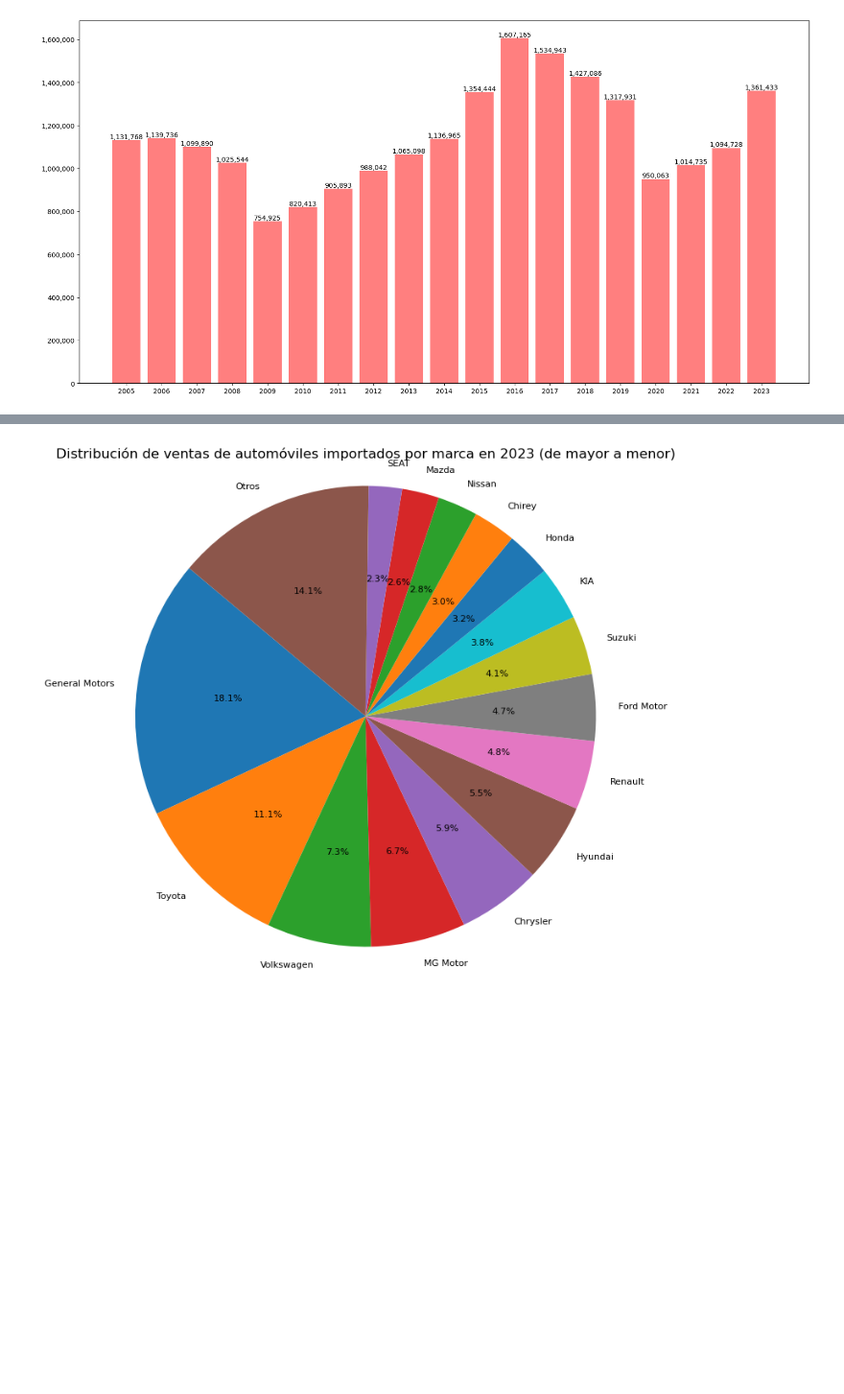
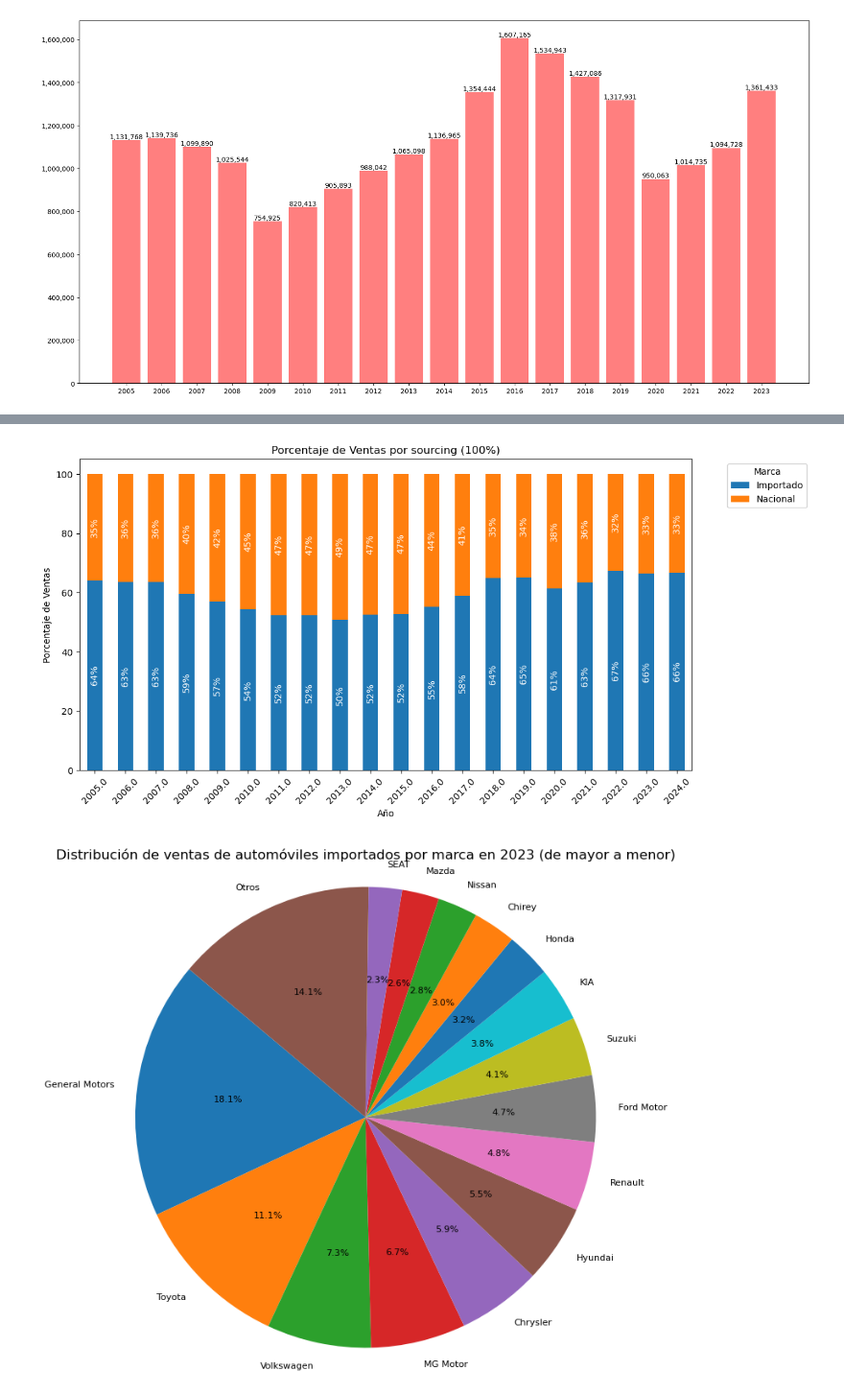
Before and after one commit to AngelesVillagrana/Project-1, a Jupyter notebook: Project-1-Car-Sales.ipynb, the cells around one changed output, grey strips where cells are left out. Shown at 96% size. Cells and saved outputs as stored; diff of their text form; code cells hidden in the pictures; blank space fills up the shorter version.

```diff
--- a/Project-1-Car-Sales.ipynb
+++ b/Project-1-Car-Sales.ipynb
@@ -396,3 +369,31 @@ plt.show()
+# %%
+# Group by year and origin, and sum the sales
+ventas_por_origen_ano = df_CarsMex.groupby(['Año', 'Origen'])['Cantidad'].sum().unstack()
+
+# Calculate the total sales per year
+ventas_por_ano1 = ventas_por_origen_ano.sum(axis=1)
+
+# Calculate the percentage of sales for each origin by year
+porcentaje_ventas = ventas_por_origen_ano.div(ventas_por_ano1, axis=0) * 100
+
+# Plot the stacked bar chart
+ax = porcentaje_ventas.plot(kind='bar', stacked=True, figsize=(12, 6))
+plt.title('Porcentaje de Ventas por sourcing (100%)')
+plt.xlabel('Año')
+plt.ylabel('Porcentaje de Ventas')
+plt.xticks(rotation=45)
+plt.legend(title='Marca', bbox_to_anchor=(1.05, 1), loc='upper left')
+plt.tight_layout()
+
+# Add percentage labels to the bars
+for p in ax.patches:
+    width, height = p.get_width(), p.get_height()
+    x, y = p.get_xy()
+    ax.annotate(f'{int(height)}%', (x + width/2, y + height/2), ha='center', va='center', rotation=90, color='white')
+
+plt.show()
+# %% [output]
+[figure, added]
 # %%
 # Filtrar las ventas de automóviles importados en 2023
 ventas_importados_2024 = df_CarsMex[(df_CarsMex['Origen'] == 'Importado') & (df_CarsMex['Año'] == 2023)]
```
Also changed, not shown: parts of 8 cells of this notebook.
